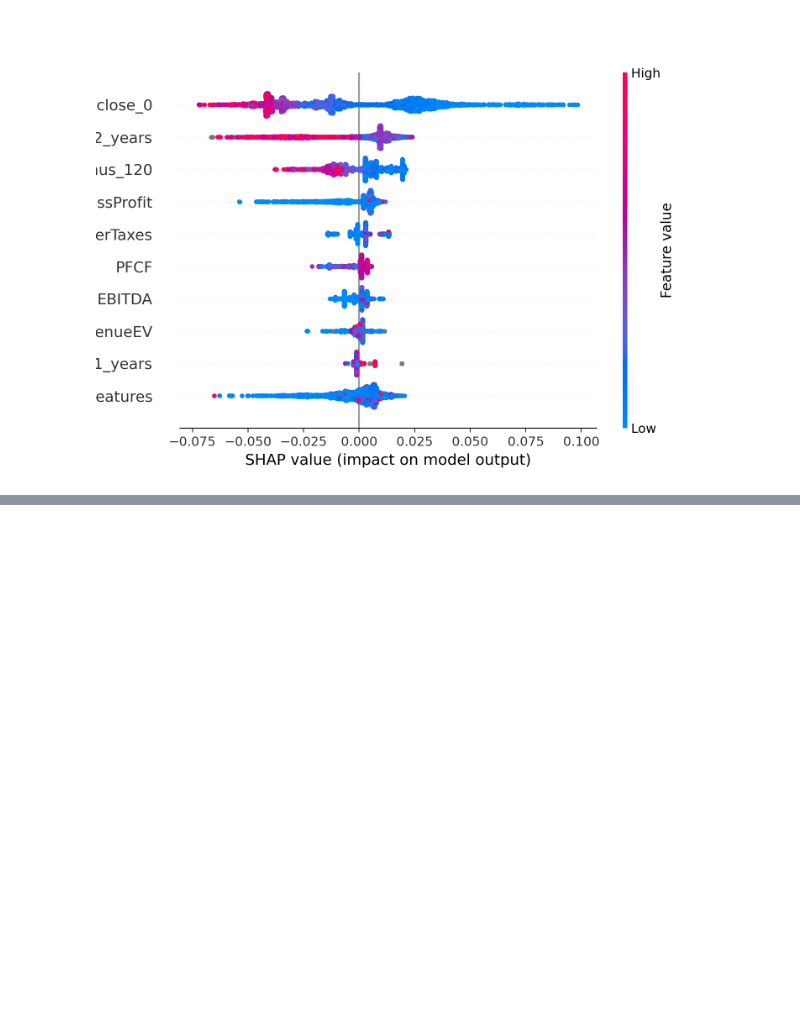
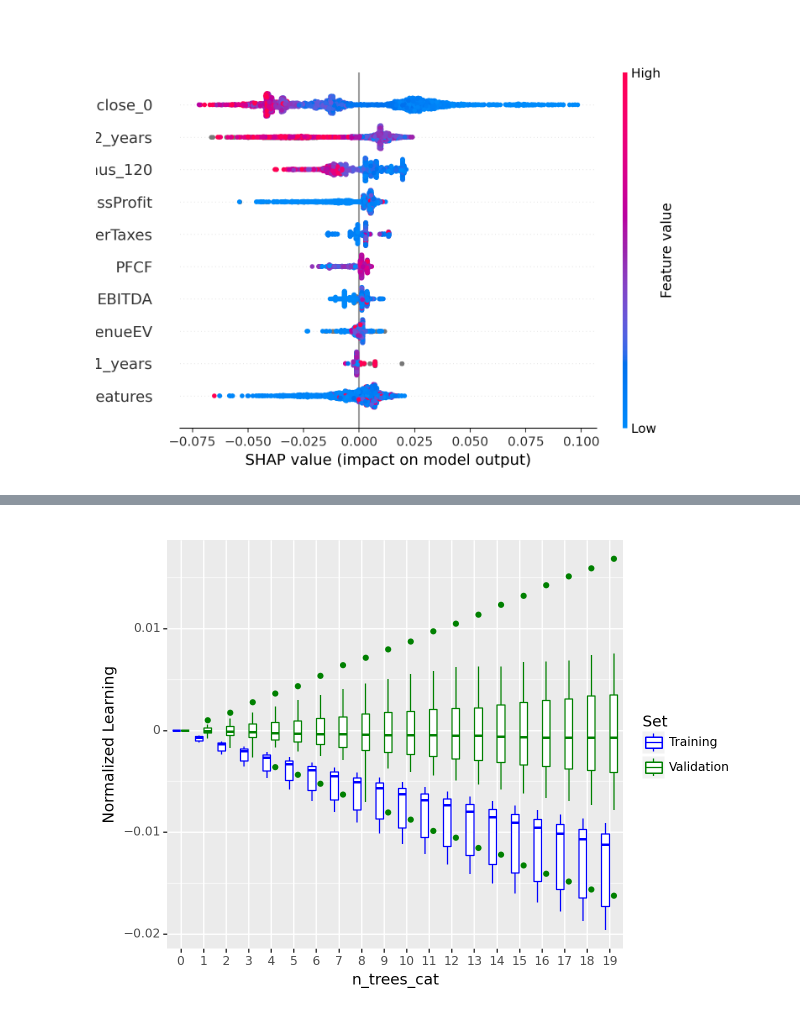
Before and after one commit to dan1dr/zrive-ds, a Jupyter notebook: src/module_5/module5.ipynb, the cells around one changed output, grey strips where cells are left out. Saved outputs shown, nothing was run; the diff lists cells and outputs as text; code cells hidden in the pictures; blank space fills up the shorter version.

Commit message:
trying to improve model with xgboost + diff quarters

```diff
--- a/src/module_5/module5.ipynb
+++ b/src/module_5/module5.ipynb
@@ -189,7 +189,7 @@ import warnings
 warnings.filterwarnings('ignore')
 
 
-def train_model(train_set,test_set,paramsn_estimators = 300):
+def train_model(train_set,test_set,params = 300):
 
     columns_to_remove = get_columns_to_remove()
 
@@ -995,0 +1023,4 @@ In this case, we were carrying an investigation to verify a different stock spli
+# %%
+print(n_train_quarters)
+if n_train_quarters!=None:
+    train_set = train_set[train_set["execution_date"].isin(execution_dates[-n_train_quarters:])]
@@ -995,0 +1167,3 @@ In this case, we were carrying an investigation to verify a different stock spli
+# %%
+for i, execution_date in enumerate(execution_dates[-n_train_quarters:]):
+    print(f"Execution Date {i}: {execution_date}")
@@ -995,0 +1234,3 @@ In this case, we were carrying an investigation to verify a different stock spli
+# %%
+for date in list(all_results.keys())[:1]:  # Print keys for the first entry
+    print(f"Keys for date {date}: {list(all_results[date].keys())}")
@@ -995,0 +1239,73 @@ In this case, we were carrying an investigation to verify a different stock spli
+# %%
+def parse_results_into_df(set_):
+    df = pd.DataFrame()
+    for date in all_results:
+        df_tmp = pd.DataFrame(all_results[(date)][set_])
+        df_tmp["n_trees"] = list(range(len(df_tmp)))
+        df_tmp["execution_date"] = date
+        df= pd.concat([df,df_tmp])
+
+    df["execution_date"] = df["execution_date"].astype(str)
+
+    return df
+
+test_results = parse_results_into_df("validation_1")
+train_results = parse_results_into_df("validation_0")
+
+def compute_learning_rate(set_: str, all_results: dict) -> pd.DataFrame:
+    """
+    Calculate the normalized learning rates for the model
+
+    Parameters:
+    - set_ (str): The dataset type ('training' or 'valid_0').
+    - all_results (dict): Dictionary containing training results for each execution date.
+
+    Returns:
+    - pd.DataFrame: DataFrame with normalized learning rates, including execution dates and tree categories.
+    """
+
+    df = pd.DataFrame()
+    for date in all_results:
+        df_tmp = pd.DataFrame(all_results[date][set_])
+        df_tmp['n_trees'] = range(len(df_tmp))
+        df_tmp['execution_date'] = date
+        df = pd.concat([df, df_tmp])
+
+    # Calculate the % diff respect to first tree
+    df['first_tree_logloss'] = df.groupby(['execution_date'])['logloss'].transform('first')
+    df[f'normalized_learning_{set_}'] = (df['logloss'] - df['first_tree_logloss']) / df['first_tree_logloss']
+    df = df.drop(columns='first_tree_logloss')
+
+    return df
+
+learning_rates_train = compute_learning_rate('validation_0', all_results)
+learning_rates_test = compute_learning_rate('validation_1', all_results)
+
+# Filter for n_trees <= 20
+learning_rates_train = learning_rates_train[learning_rates_train['n_trees'] <= 20]
+learning_rates_test = learning_rates_test[learning_rates_test['n_trees'] <= 20]
+
+# Convert 'n_trees' to a categorical variable for better plotting
+learning_rates_train = learning_rates_train[['n_trees', 'normalized_learning_validation_0', 'execution_date']]
+learning_rates_test = learning_rates_test[['n_trees', 'normalized_learning_validation_1', 'execution_date']]
+
+# Rename columns for merging
+learning_rates_train.rename(columns={'normalized_learning_validation_0': 'Normalized Learning'}, inplace=True)
+learning_rates_test.rename(columns={'normalized_learning_validation_1': 'Normalized Learning'}, inplace=True)
+
+learning_rates_train['Set'] = 'Training'
+learning_rates_test['Set'] = 'Validation'
+
+learning_rates_combined = pd.concat([learning_rates_train, learning_rates_test])
+
+
+learning_rates_combined['n_trees_cat'] = pd.Categorical(learning_rates_combined['n_trees'], categories=sorted(learning_rates_combined['n_trees'].unique()))
+
+# Plotting
+plot = ggplot(learning_rates_combined, aes(x='n_trees_cat', y='Normalized Learning', color='Set')) + \
+       geom_boxplot() + \
+       scale_color_manual(values=["blue", "green"])
+
+print(plot)
+# %% [output]
+[figure, added]
```
Also changed, not shown: parts of 11 cells of this notebook.
